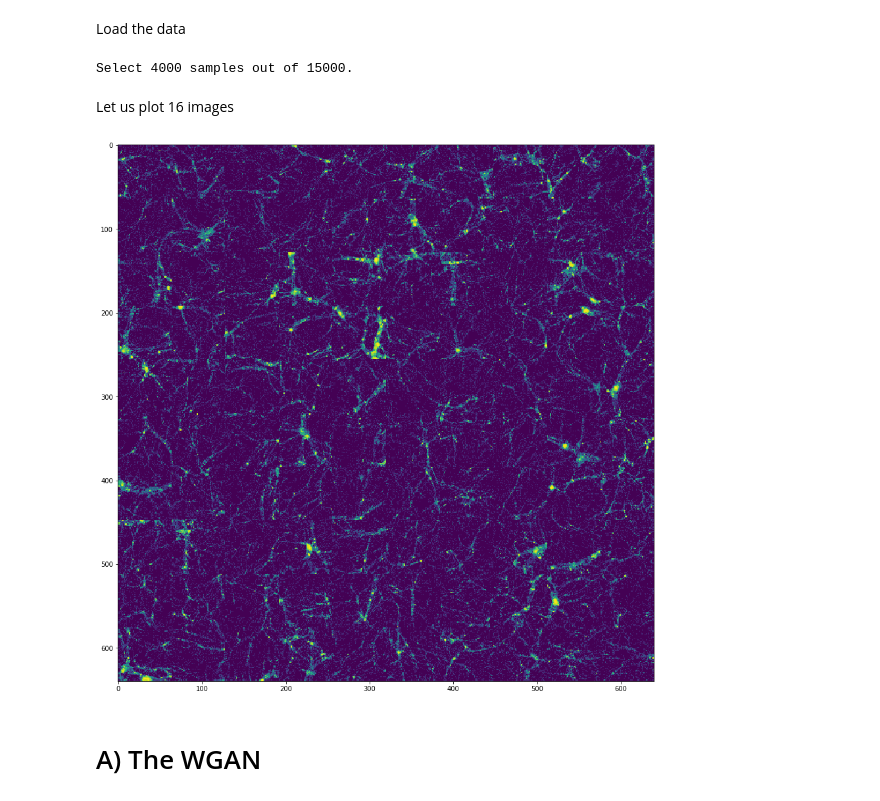
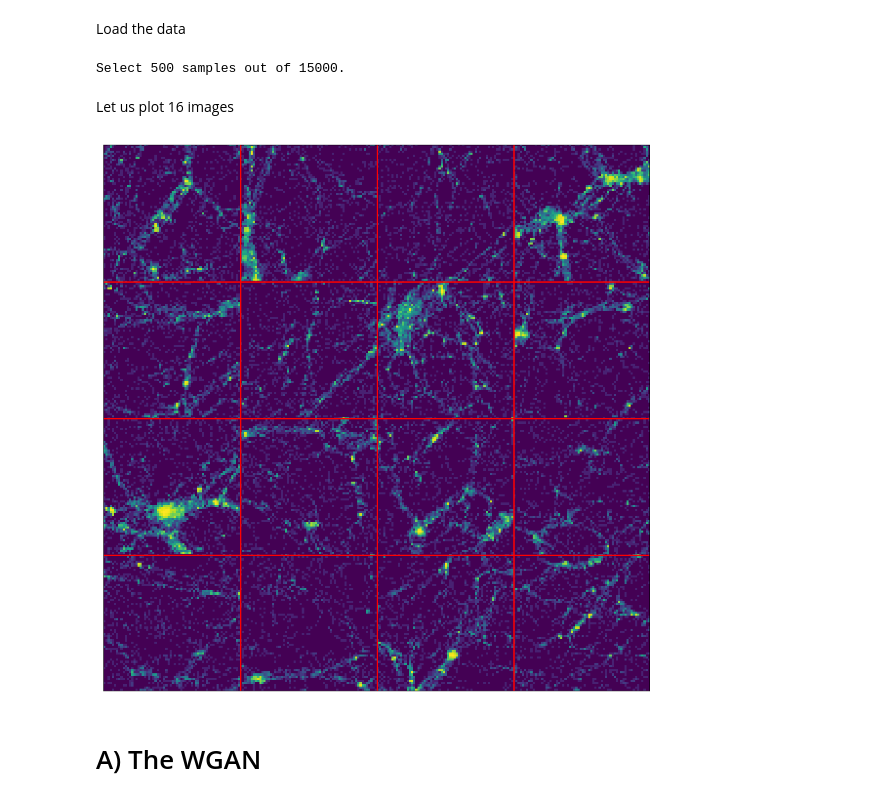
Before and after one commit to nperraud/darkmattergan, a Jupyter notebook: Demo WGAN 64.ipynb, the cells around one changed output. Cells and saved outputs as stored; diff of their text form; code cells hidden in the pictures.

```diff
--- a/Demo WGAN 64.ipynb
+++ b/Demo WGAN 64.ipynb
@@ -17,25 +18,25 @@ from gan import GAN
 # Parameters
 # %%
 ns = 64
-nsamples = 4000
+nsamples = 500
 k = 10
 # %% [markdown]
 # Data handling
 # %% [markdown]
 Load the data
 # %%
-images, raw_images = data.load_samples(nsamples = nsamples, permute=True, k=k)
+images, raw_images = data.load_samples(nsamples = nsamples, permute=False, k=k)
 images = data.make_smaller_samples(images, ns)
 raw_images = data.make_smaller_samples(raw_images, ns)
 # %% [output]
-Select 4000 samples out of 15000.
+Select 500 samples out of 15000.
 # %% [markdown]
 Let us plot 16 images
 # %%
 plt.figure(figsize=(15,15))
-utils.draw_images(images,nx=10,ny=10,px=ns,py=ns)
+utils.draw_images(images,nx=4,ny=4,px=ns,py=ns)
 # %% [output]
-[figure, old version]
+[figure, new version]
 # %% [markdown]
 # A) The WGAN
 # %%
```
Also changed, not shown: parts of 6 cells of this notebook, 10 other files.
